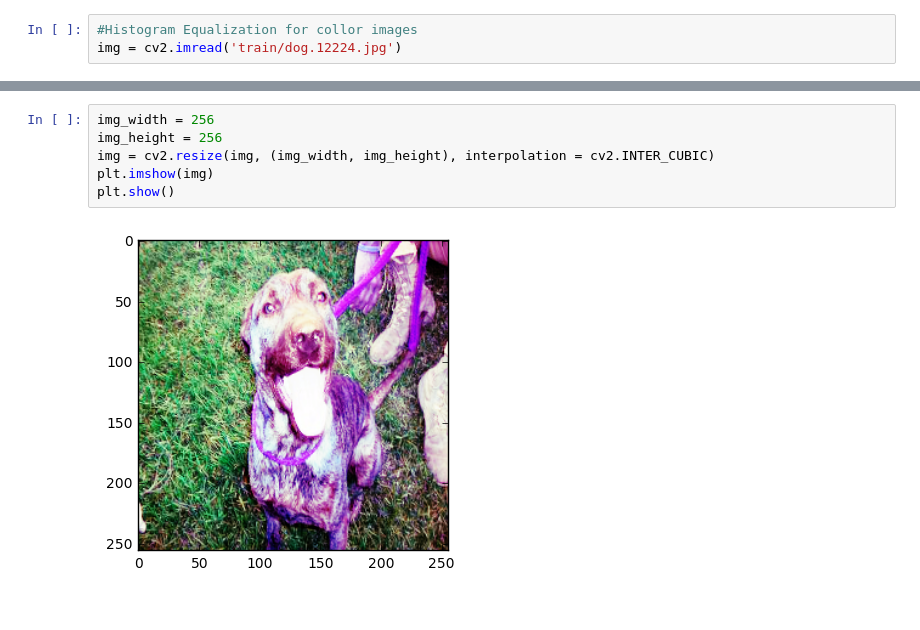
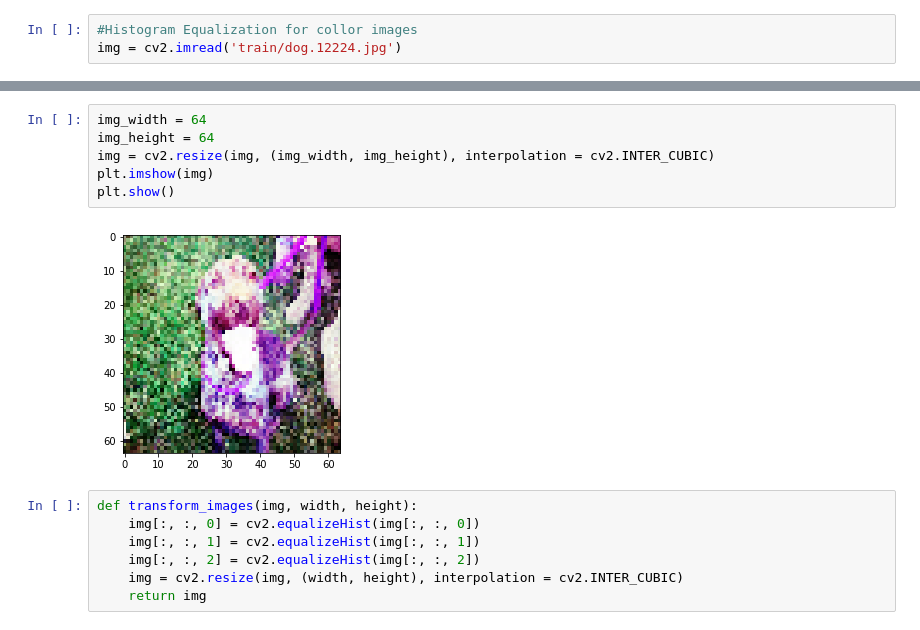
Before and after one commit to FernandoFavoretti/Udacity_Machine_Learning, a Jupyter notebook: capstone/Exploratory Visualization.ipynb, the cells around one changed output, grey strips where cells are left out. Cells and saved outputs as stored; diff of their text form.

```diff
--- a/capstone/Exploratory Visualization.ipynb
+++ b/capstone/Exploratory Visualization.ipynb
@@ -90,8 +90,15 @@ plt.show()
 # %%
-img_width = 256
-img_height = 256
+img_width = 64
+img_height = 64
 img = cv2.resize(img, (img_width, img_height), interpolation = cv2.INTER_CUBIC)
 plt.imshow(img)
 plt.show()
 # %% [output]
-[figure, old version]
+[figure, new version]
+# %%
+def transform_images(img, width, height):
+    img[:, :, 0] = cv2.equalizeHist(img[:, :, 0])
+    img[:, :, 1] = cv2.equalizeHist(img[:, :, 1])
+    img[:, :, 2] = cv2.equalizeHist(img[:, :, 2])
+    img = cv2.resize(img, (width, height), interpolation = cv2.INTER_CUBIC)
+    return img
```
Also changed, not shown: parts of 6 cells of this notebook, 7 other files.
